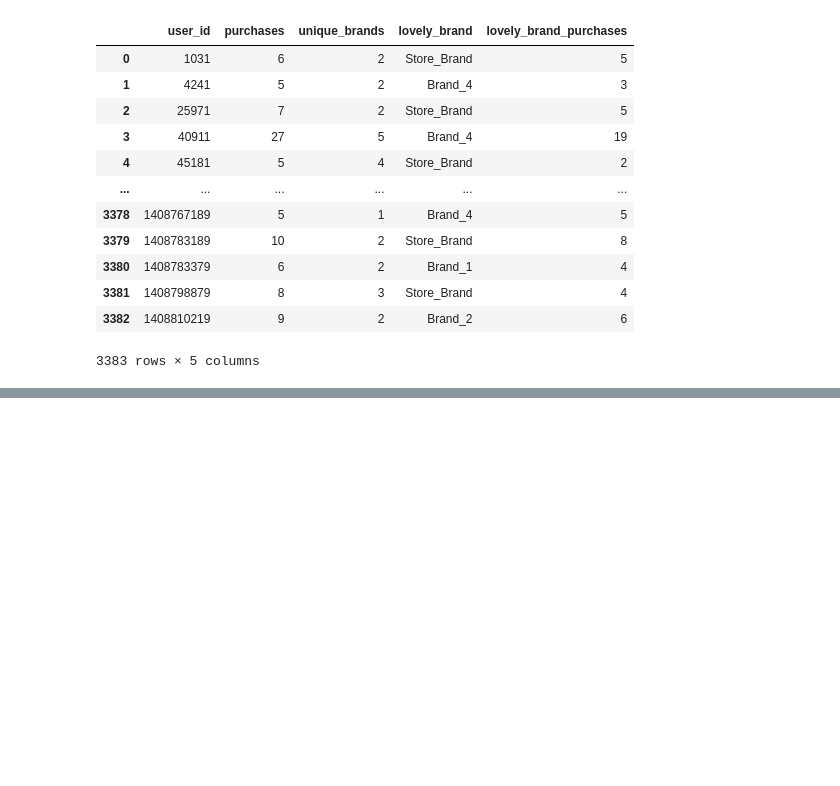
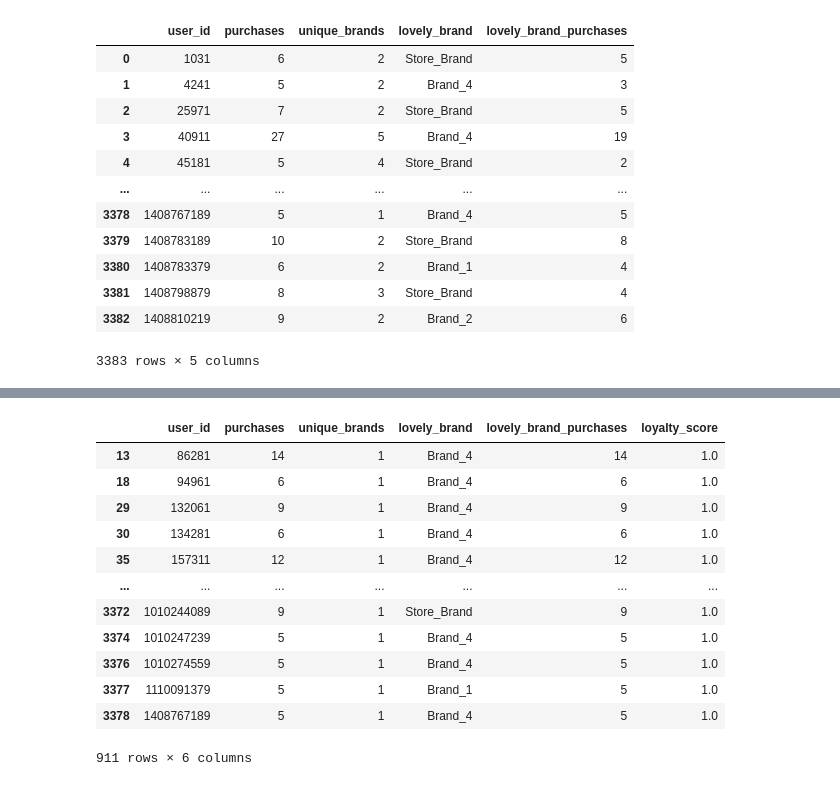
Before and after one commit to MaksimOsokin/training_in_pandas, a Jupyter notebook: mini_projects/Mini_proekt_analysis of user loyalty.ipynb, the cells around one changed output, grey strips where cells are left out. Drawn from its saved outputs; the diff is of its cells as text; code cells hidden in the pictures; blank space fills up the shorter version.

```diff
--- a/mini_projects/Mini_proekt_analysis of user loyalty.ipynb
+++ b/mini_projects/Mini_proekt_analysis of user loyalty.ipynb
@@ -270,0 +251,11 @@ Name: lovely_brand_purchases, dtype: float64
+# %%
+loyalty_users_top = loyalty_users[loyalty_users.unique_brands == 1]\
+
+loyalty_users_top_ru = loyalty_users_top.rename(columns={'user_id': 'id_покупателя', \
+                                                 'purchases': 'число покупупок', \
+                                                 'unique_brands' : 'число уникальных брендов в которых совершались покупки',\
+                                                 'lovely_brand' : 'любимый бренд',\
+                                                 'lovely_brand_purchases' : 'число покупок на любимый бренд'})
+
+# показал пользователей совершаюших покупки в одном бренде
+# переименовал имена колонок на русский, для дальнейшего сохранения в эксель на лист  loyalty_users_top
@@ -270,0 +277,18 @@ Name: lovely_brand_purchases, dtype: float64
+# %%
+loyalty_users_top['loyalty_score'] = loyalty_users_top.lovely_brand_purchases / loyalty_users_top.purchases
+# %%
+loyalty_users_top
+# %% [output]
+|  | user_id | purchases | unique_brands | lovely_brand | lovely_brand_purchases | loyalty_score |
+| 13 | 86281 | 14 | 1 | Brand_4 | 14 | 1.0 |
+| 18 | 94961 | 6 | 1 | Brand_4 | 6 | 1.0 |
+| 29 | 132061 | 9 | 1 | Brand_4 | 9 | 1.0 |
+| 30 | 134281 | 6 | 1 | Brand_4 | 6 | 1.0 |
+| 35 | 157311 | 12 | 1 | Brand_4 | 12 | 1.0 |
+| ... | ... | ... | ... | ... | ... | ... |
+| 3372 | 1010244089 | 9 | 1 | Store_Brand | 9 | 1.0 |
+| 3374 | 1010247239 | 5 | 1 | Brand_4 | 5 | 1.0 |
+| 3376 | 1010274559 | 5 | 1 | Brand_4 | 5 | 1.0 |
+| 3377 | 1110091379 | 5 | 1 | Brand_1 | 5 | 1.0 |
+| 3378 | 1408767189 | 5 | 1 | Brand_4 | 5 | 1.0 |
+911 rows × 6 columns
```
Also changed, not shown: parts of 9 cells of this notebook.
